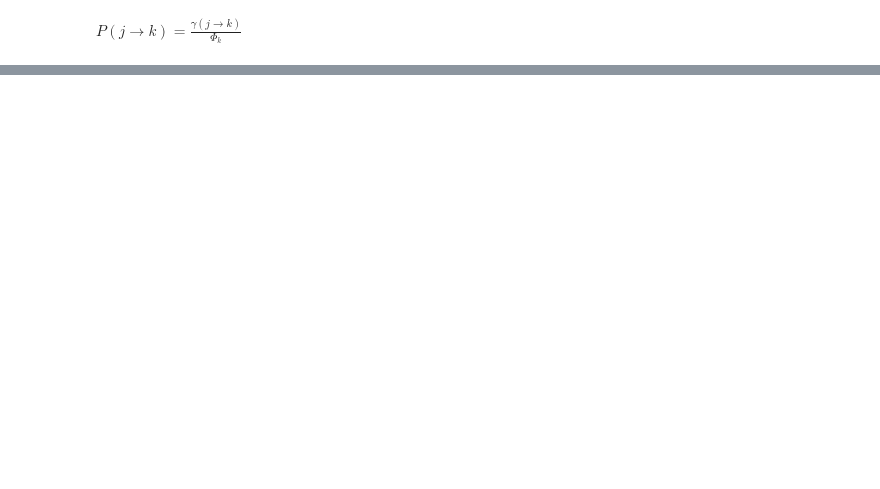
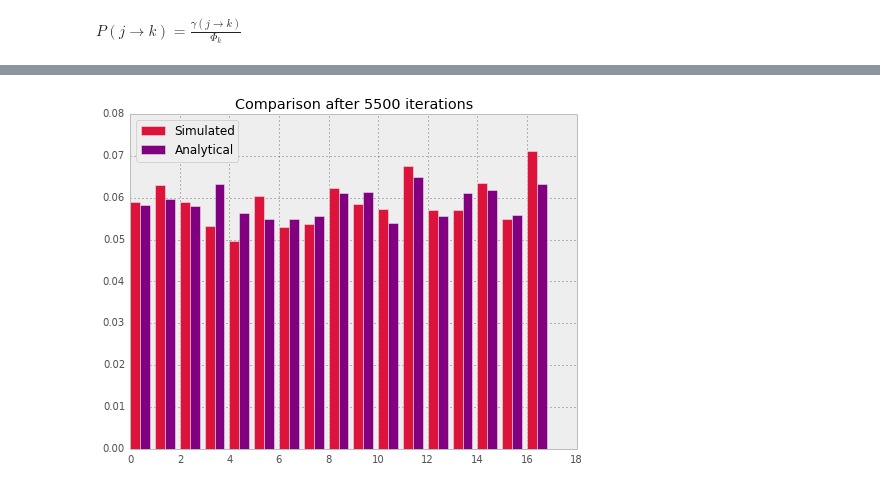
Before and after one commit to ilonajulczuk/hypergraph, a Jupyter notebook: notebooks/Modelling diffusion on hypergraph.ipynb, the cells around one changed output, grey strips where cells are left out. Cells and saved outputs as stored; diff of their text form; code cells hidden in the pictures; blank space fills up the shorter version.

```diff
--- a/notebooks/Modelling diffusion on hypergraph.ipynb
+++ b/notebooks/Modelling diffusion on hypergraph.ipynb
@@ -297,0 +239,27 @@ hypergraph_analytical_edges(HG)
+# %%
+def compare(t_max=(1000, 10000),
+            model={"node": {"analytical": partial(prediction, model='hypergraph'),
+                            "numerical": create_markov_matrix_model_nodes},
+                   "hyperedges": {"analytical": hypergraph_analytical_edges,
+                                  "numerical": create_markov_matrix_model_hyper_edges}}):
+
+    markov_matrix = model["numerical"](HG)
+    engine = DiffusionEngine(markov_matrix, t_per_walker=1000)
+
+    frequencies, states = engine.simulate(t_max)
+    frequencies = [(node, frequency) for node, frequency in frequencies]
+    frequencies.sort(key=lambda x: x[0])
+    xs, ys = zip(*frequencies)
+
+    ys = np.array(ys, dtype='float')
+    ys /= sum(ys)
+    width = 0.4
+
+    ys_prediction = model["analytical"](HG)
+
+    plt.figure(figsize=(8, 6))
+    plt.bar(xs, ys, width=width, color='crimson', label='Simulated')
+
+    plt.bar(np.array(xs) + width, ys_prediction, width=width, color='purple', label='Analytical')
+    plt.legend(loc=0)
+    plt.title("Comparison after %s iterations" % t_max)
@@ -297,0 +278,5 @@ hypergraph_analytical_edges(HG)
+# %%
+
+interact(compare);
+# %% [output]
+[figure, added]
```
Also changed, not shown: parts of 43 cells of this notebook.
